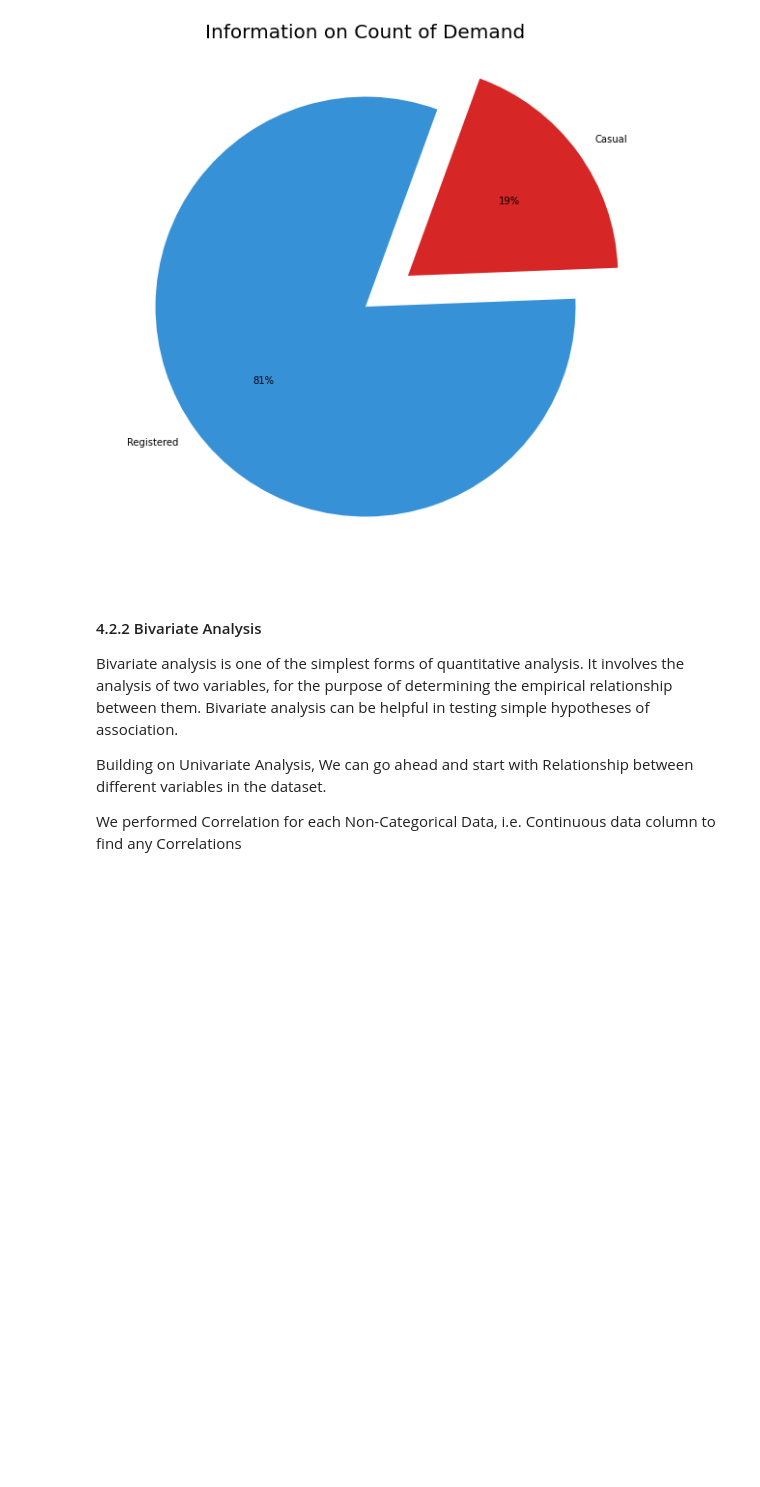
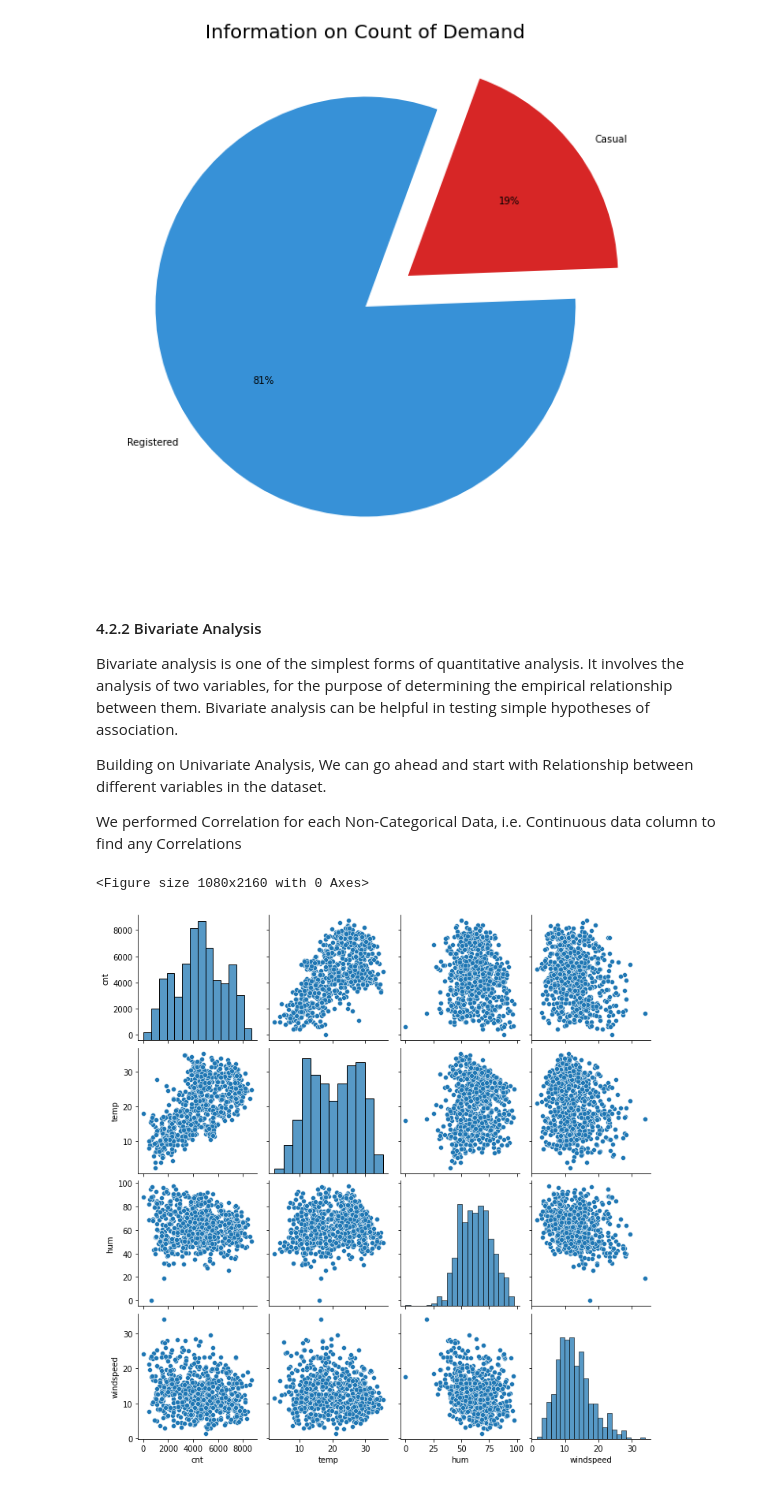
Before and after one commit to yashyennam/Bike_Sharing-Linear_Regression, a Jupyter notebook: Bike-Sharing-Assignment.ipynb, the cells around one changed output. Saved outputs shown, nothing was run; the diff lists cells and outputs as text; code cells hidden in the pictures; blank space fills up the shorter version.

```diff
--- a/Bike-Sharing-Assignment.ipynb
+++ b/Bike-Sharing-Assignment.ipynb
@@ -252,3 +309,13 @@ Bivariate analysis is one of the simplest forms of quantitative analysis. It inv
 Building on Univariate Analysis, We can go ahead and start with Relationship between different variables in the dataset.
 
 We performed Correlation for each Non-Categorical Data, i.e. Continuous data column to find any Correlations
+# %%
+plt.figure(figsize = (15,30))
+# sns.pairplot(data=df,vars=['cnt', 'temp', 'atemp', 'hum','windspeed', 'hum_diff', 'temp_diff', 'windspeed_diff', 'hum_pct_change', 'temp_pct_change','windspeed_pct_change'])
+# sns.pairplot(data=df,vars=['cnt', 'temp', 'atemp', 'hum','windspeed', 'hum_pct_change', 'temp_pct_change','windspeed_pct_change'])
+# sns.pairplot(data=df,vars=['cnt', 'temp', 'atemp', 'hum','windspeed'])
+sns.pairplot(data=df,vars=['cnt', 'temp', 'hum','windspeed'])
+plt.show()
+# %% [output]
+<Figure size 1080x2160 with 0 Axes>
+[figure, added]
```
Also changed, not shown: parts of 81 cells of this notebook.
